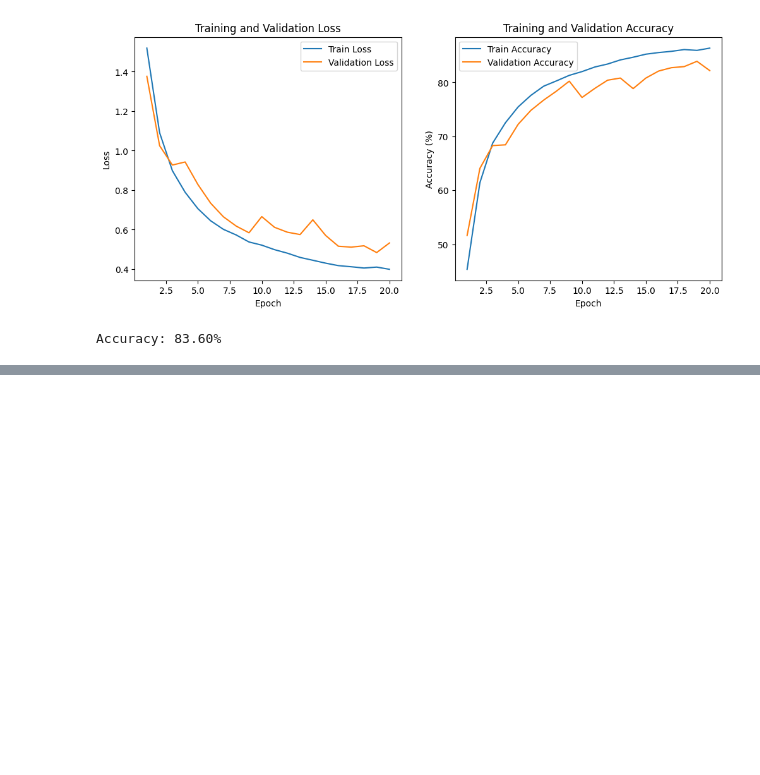
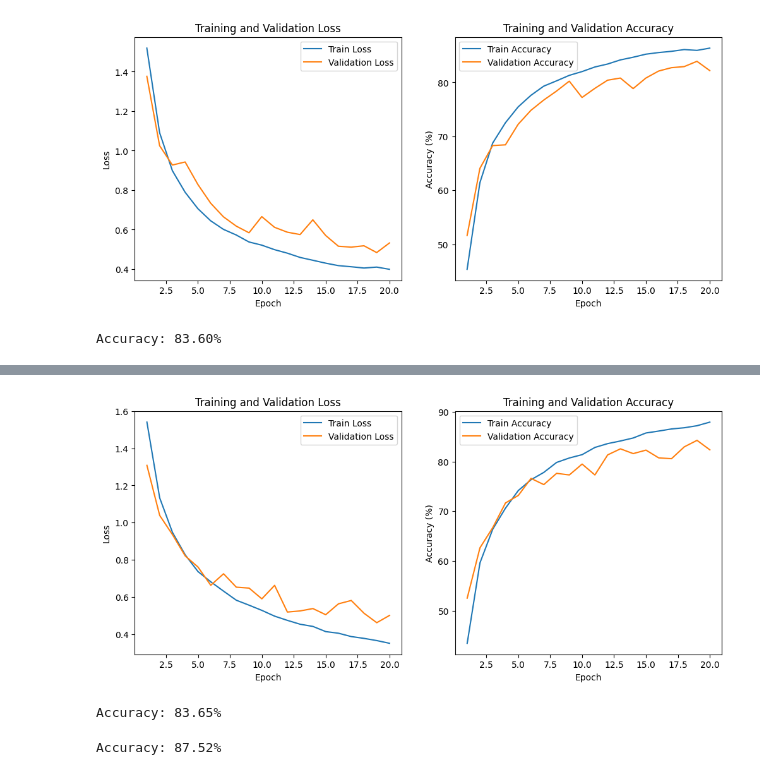
Before and after one commit to Xionghz/DLA2, a Jupyter notebook: Assignment2.ipynb, the cells around one changed output, grey strips where cells are left out. Drawn from its saved outputs; the diff is of its cells as text; code cells hidden in the pictures; blank space fills up the shorter version.

```diff
--- a/Assignment2.ipynb
+++ b/Assignment2.ipynb
@@ -378,3 +419,12 @@ Total Time:527.86s
 test_accuracy(model_resnet2)
 # %% [output]
 Accuracy: 83.60%
+# %%
+model_resnet3 = models.resnet18(weights=None)
+model_resnet3.conv1 = nn.Conv2d(in_channels=3, out_channels=64, kernel_size=3, stride=1, padding=1, bias=False)
+model_resnet3.fc = nn.Linear(512, 10)
+model_resnet3 = model_resnet3.to(device)
+optimizer_resnet2 = optim.SGD(model_resnet3.parameters(), lr=0.01, momentum=0.9, weight_decay=1e-3)
+# %%
+train_plot(20,model_resnet3,criterion,optimizer_resnet2,trainloader2,valloader_transform)
+# %% [output]
@@ -380,0 +448,9 @@ Accuracy: 83.60%
+[figure, added]
+# %%
+test_accuracy(model_resnet3)
+# %% [output]
+Accuracy: 83.65%
+# %%
+test_accuracy(model_resnet4)
+# %% [output]
+Accuracy: 87.52%
```
Also changed, not shown: parts of 17 cells of this notebook.
